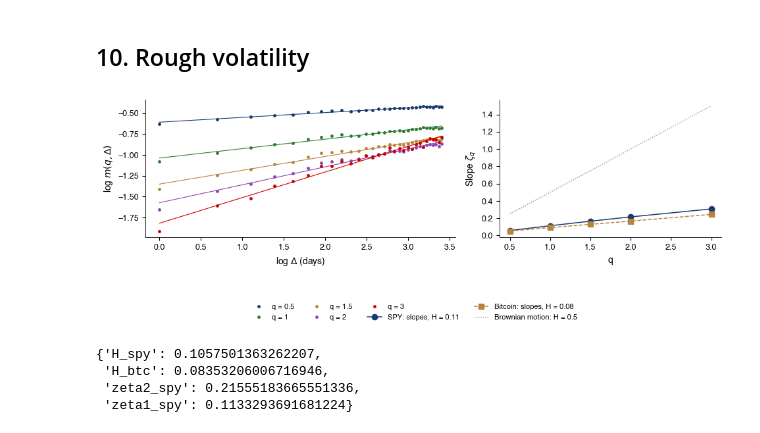
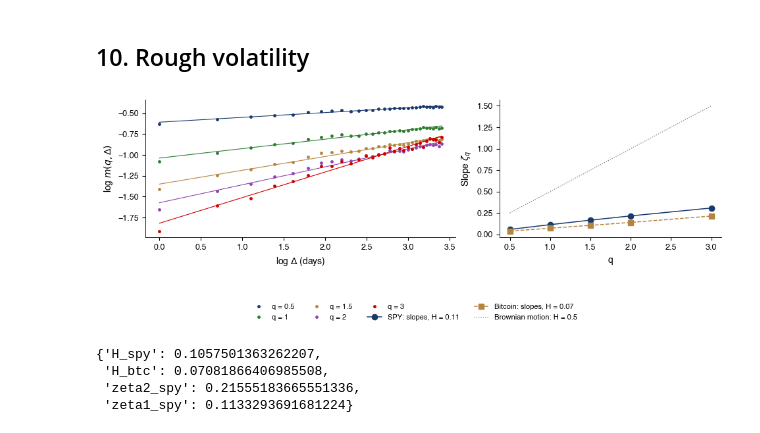
Before and after one commit to danpele/MFM, a Jupyter notebook: notebooks/EN/chapter9_lecture_notebook.ipynb, the cells around one changed output. Drawn from its saved outputs; the diff is of its cells as text; code cells hidden in the pictures.

Commit message:
Chapter 9: Codex review applied (56 language edits, 25 content fixes incl. real-time vintages, overlapping targets, block bootstrap)

```diff
--- a/notebooks/EN/chapter9_lecture_notebook.ipynb
+++ b/notebooks/EN/chapter9_lecture_notebook.ipynb
@@ -436,14 +436,28 @@ def block_bootstrap(x, stat, block=20, B=2000, seed=42):
     return out
 
 
+def block_bootstrap_blocks(x, stat, block=60, B=300, seed=42):
+    """Bootstrap pe blocuri mobile care pastreaza blocurile separate: `stat` primeste o matrice (blocuri x lungime),
+    astfel incat incrementele se calculeaza doar in interiorul fiecarui bloc (fara salturi artificiale la imbinari)."""
+    rng = np.random.default_rng(seed)
+    x = np.asarray(x, dtype=float)
+    n = len(x)
+    nb = int(np.ceil(n / block))
+    out = np.empty(B)
+    for b in range(B):
+        starts = rng.integers(0, n - block + 1, nb)
+        out[b] = stat(x[starts[:, None] + np.arange(block)[None, :]])
+    return out
+
+
 # =============================================================================
 # VOLATILITATE ASPRA
 # =============================================================================
 def roughness(logsig, qs=(0.5, 1.0, 1.5, 2.0, 3.0), lags=range(1, 31)):
     """m(q, D) = media |log sigma_{t+D} - log sigma_t|^q ~ D^{q H}: panta zeta_q = q H pe scara log-log."""
-    x = np.asarray(logsig)
+    x = np.asarray(logsig, dtype=float)             # 1D: o serie (NaN = zi lipsa); 2D: blocuri, incremente doar in bloc
     lags = np.array(list(lags))
-    M = {q: np.array([np.mean(np.abs(x[l:] - x[:-l]) ** q) for l in lags]) for q in qs}
+    M = {q: np.array([np.nanmean(np.abs(x[..., l:] - x[..., :-l]) ** q) for l in lags]) for q in qs}
     zeta = {q: np.polyfit(np.log(lags), np.log(M[q]), 1)[0] for q in qs}
     H = np.polyfit(list(qs), [zeta[q] for q in qs], 1)[0] if len(qs) > 1 else zeta[qs[0]] / qs[0]
     return {'lags': lags, 'm': M, 'zeta': zeta, 'H': float(H)}
@@ -1285,36 +1299,36 @@ def rough_H(logsig, qs=(0.5, 1.0, 1.5, 2.0, 3.0), lags=range(1, 31)):
     z = np.array([ro['zeta'][x] for x in qs])
     ro['H'] = float(np.sum(q * z) / np.sum(q * q))
     return ro
 
 
 def fig_rough():
     """log m(q, Delta) vs log Delta pentru log-volatilitatea SPY; pantele zeta_q = q H."""
     ro = rough_H(0.5 * np.log(RVT_SPY.values))
-    rb = rough_H(0.5 * np.log(RV_BTC.asfreq('D').interpolate().values))
+    rb = rough_H(0.5 * np.log(RV_BTC.asfreq('D').values))   # zile lipsa = NaN: doar perechi observate la fiecare decalaj
     fig, axes = plt.subplots(1, 2, figsize=(9.6, 3.2), gridspec_kw={'width_ratios': [1.4, 1]})
     cols = [MainBlue, Forest, Amber, Purple, IDAred]
     for q, c in zip(ro['m'], cols):
         axes[0].plot(np.log(ro['lags']), np.log(ro['m'][q]), 'o', ms=2.5, color=c, label=f'q = {q:g}')
         fit = np.polyfit(np.log(ro['lags']), np.log(ro['m'][q]), 1)
         axes[0].plot(np.log(ro['lags']), np.polyval(fit, np.log(ro['lags'])), color=c, lw=0.8)
     axes[0].set_xlabel(r'log $\Delta$ (days)')
     axes[0].set_ylabel(r'log $m(q, \Delta)$')
     qs = np.array(list(ro['zeta']))
     axes[1].plot(qs, [ro['zeta'][q] for q in qs], 'o-', color=MainBlue, label=f'SPY: slopes, H = {ro["H"]:.2f}')
     axes[1].plot(qs, [rb['zeta'][q] for q in qs], 's--', color=Amber, label=f'Bitcoin: slopes, H = {rb["H"]:.2f}')
     axes[1].plot(qs, 0.5 * qs, color=Gray, ls=':', lw=0.9, label='Brownian motion: H = 0.5')
     axes[1].set_xlabel('q')
     axes[1].set_ylabel(r'Slope $\zeta_q$')
     fig_legend_bottom(fig, ncol=4, y=0.02)
     plt.tight_layout(rect=(0, 0.12, 1, 1))
     save_fig('ch9_rough')
     return {'H_spy': ro['H'], 'H_btc': rb['H'], 'zeta2_spy': float(ro['zeta'][2.0]), 'zeta1_spy': float(ro['zeta'][1.0])}
 
 
 fig_rough()
 # %% [output]
-[figure, old version]
+[figure, new version]
 {'H_spy': 0.1057501363262207,
- 'H_btc': 0.08353206006716946,
+ 'H_btc': 0.07081866406985508,
  'zeta2_spy': 0.21555183665551336,
  'zeta1_spy': 0.1133293691681224}
```
Also changed, not shown: 32 other files.
